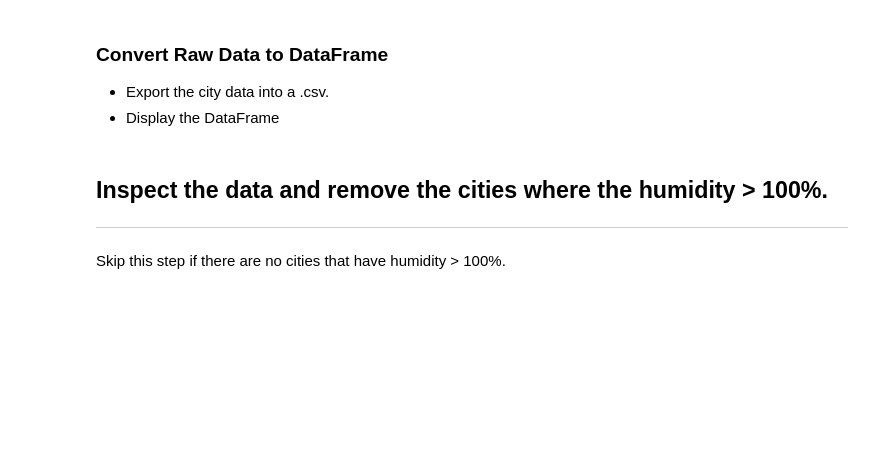
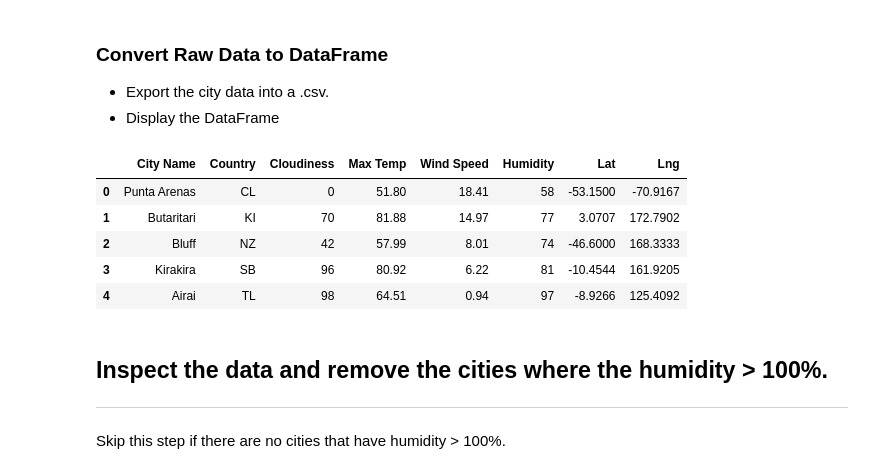
Before and after one commit to emersonmolett/python-api-challenge, a Jupyter notebook: WeatherPy/WeatherPy.ipynb, the cells around one changed output. Cells and saved outputs as stored; diff of their text form; code cells hidden in the pictures; blank space fills up the shorter version.

Commit message:
converted raw data to dataframe, displayed dataframe

```diff
--- a/WeatherPy/WeatherPy.ipynb
+++ b/WeatherPy/WeatherPy.ipynb
@@ -115,6 +115,27 @@ Processing record 557|manokwari
 ### Convert Raw Data to DataFrame
 * Export the city data into a .csv.
 * Display the DataFrame
+# %%
+# Display the DataFrame
+city_dataframe = pd.DataFrame({
+                                "City Name": city_name,
+                                "Country": country,
+                                "Cloudiness": cloudiness,
+                                "Max Temp": max_temp,
+                                "Wind Speed": wind_speed,
+                                "Humidity": humidity,
+                                "Lat": lat,
+                                "Lng": lng,
+                               })
+
+city_dataframe.head()
+# %% [output]
+|  | City Name | Country | Cloudiness | Max Temp | Wind Speed | Humidity | Lat | Lng |
+| 0 | Punta Arenas | CL | 0 | 51.80 | 18.41 | 58 | -53.1500 | -70.9167 |
+| 1 | Butaritari | KI | 70 | 81.88 | 14.97 | 77 | 3.0707 | 172.7902 |
+| 2 | Bluff | NZ | 42 | 57.99 | 8.01 | 74 | -46.6000 | 168.3333 |
+| 3 | Kirakira | SB | 96 | 80.92 | 6.22 | 81 | -10.4544 | 161.9205 |
+| 4 | Airai | TL | 98 | 64.51 | 0.94 | 97 | -8.9266 | 125.4092 |
 # %% [markdown]
 ## Inspect the data and remove the cities where the humidity > 100%.
 ----
```
